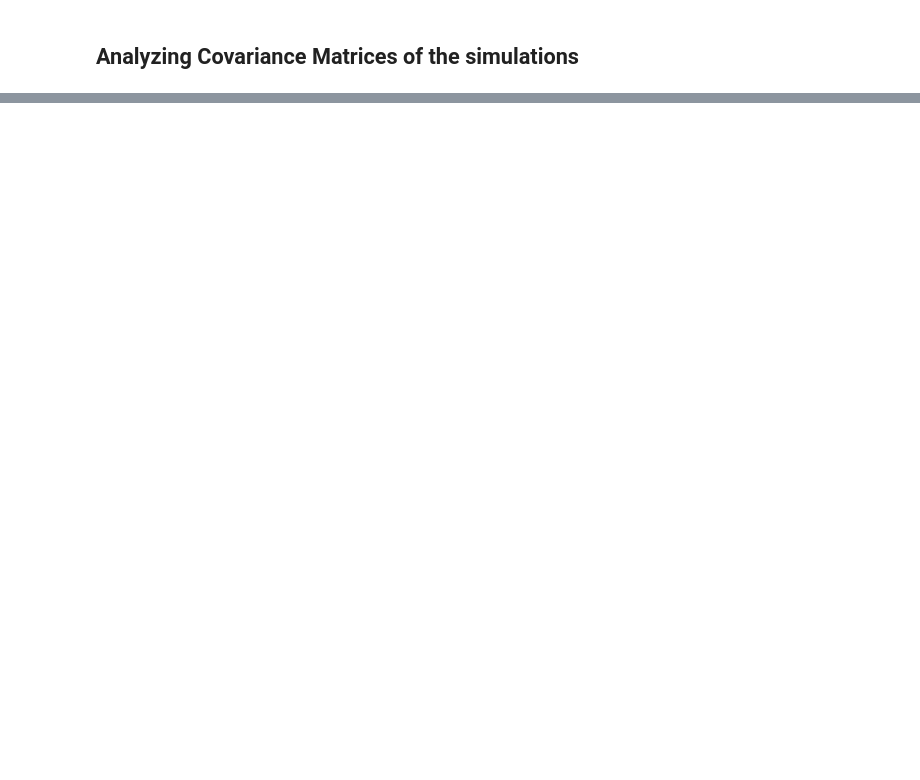
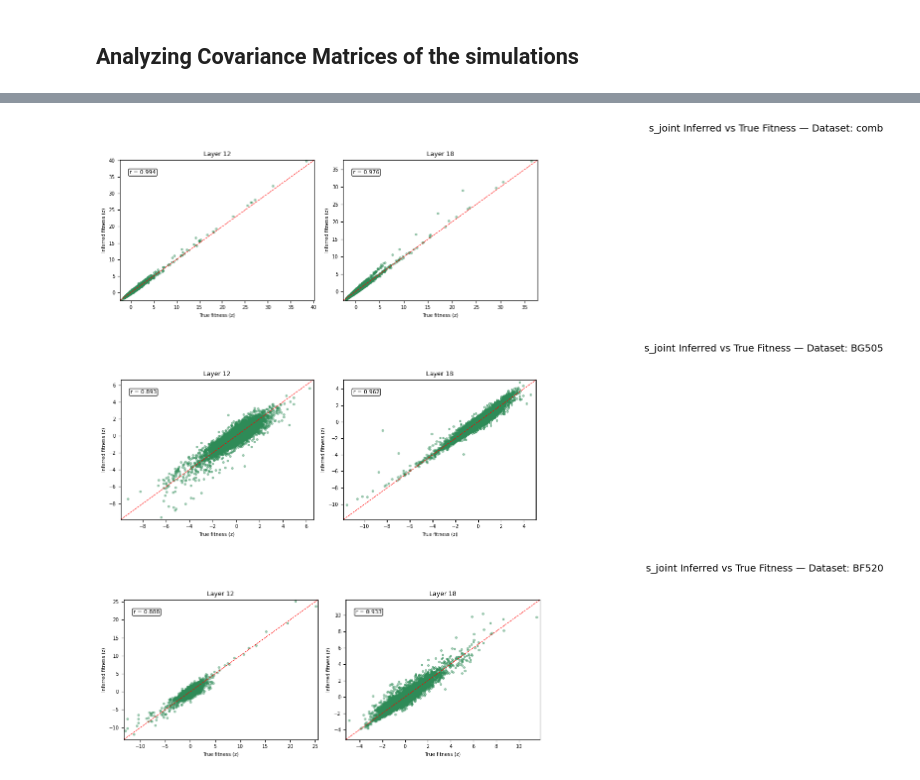
Before and after one commit to dylanwells37/esmDMS, a Jupyter notebook: notebook_analysis/cov_mat.ipynb, the cells around one changed output, grey strips where cells are left out. Drawn from its saved outputs; the diff is of its cells as text; code cells hidden in the pictures; blank space fills up the shorter version.

```diff
--- a/notebook_analysis/cov_mat.ipynb
+++ b/notebook_analysis/cov_mat.ipynb
@@ -292,0 +228,42 @@ plt.show()
+# %%
+# ── Per-layer s_joint inferred fitness vs true fitness
+# One figure per dataset; all layers tiled in a NCOLS-column grid.
+for dataset in all_results_fullcov:
+    sim_data         = all_results_fullcov[dataset]
+    all_layer_fits   = sim_data[0]
+    detailed_results = sim_data[2]
+
+    layers_available = sorted(detailed_results.keys())
+    n_layers = len(layers_available)
+    nrows    = (n_layers + NCOLS - 1) // NCOLS
+
+    fig, axes = plt.subplots(nrows, NCOLS,
+                              figsize=(4.5 * NCOLS, 4 * nrows),
+                              squeeze=False)
+    fig.suptitle(
+        f's_joint Inferred vs True Fitness — Dataset: {dataset}',
+        fontsize=14, y=1.01
+    )
+
+    for idx, layer in enumerate(layers_available):
+        row, col = divmod(idx, NCOLS)
+        ax = axes[row, col]
+
+        true_z  = z_normalize(np.array(all_layer_fits[layer]))
+        s_joint = detailed_results[layer][1]             # (D,)
+        emb     = get_embeddings(dataset, layer)         # (N, D)
+        inf_z   = z_normalize(inferred_fitness(emb, s_joint, FITNESS_FN))
+
+        _scatter_panel(ax, true_z, inf_z, title=f'Layer {layer}', color='seagreen')
+
+    for idx in range(n_layers, nrows * NCOLS):
+        row, col = divmod(idx, NCOLS)
+        axes[row, col].set_visible(False)
+
+    plt.tight_layout()
+    plt.savefig(f'fitness_scatter_sjoint_{dataset}.png', dpi=80, bbox_inches='tight')
+    plt.show()
+# %% [output]
+[figure, added]
+[figure, added]
+[figure, added]
```
Also changed, not shown: parts of 16 cells of this notebook, 4 other files.
